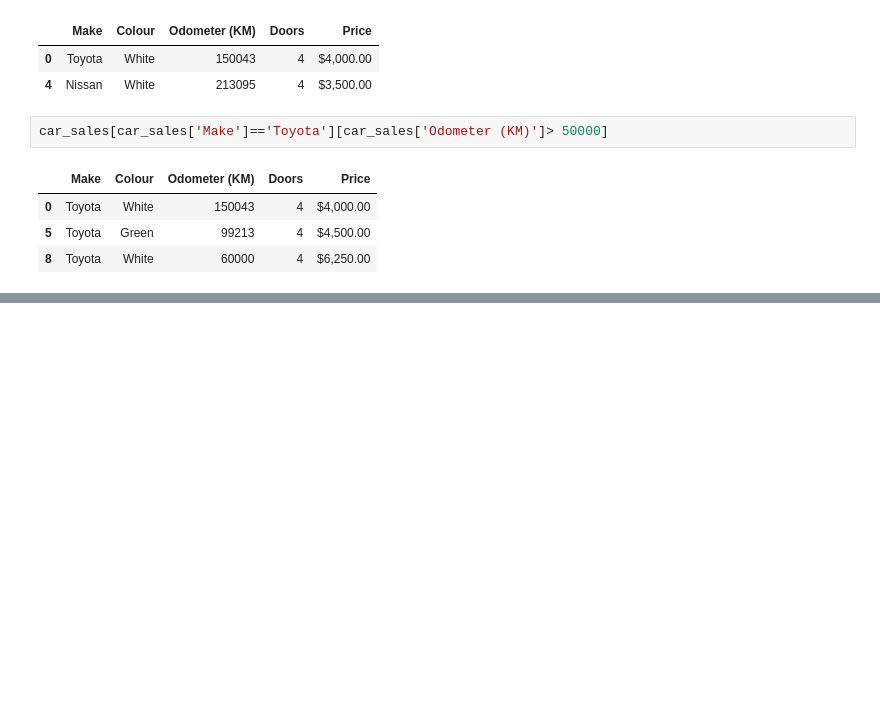
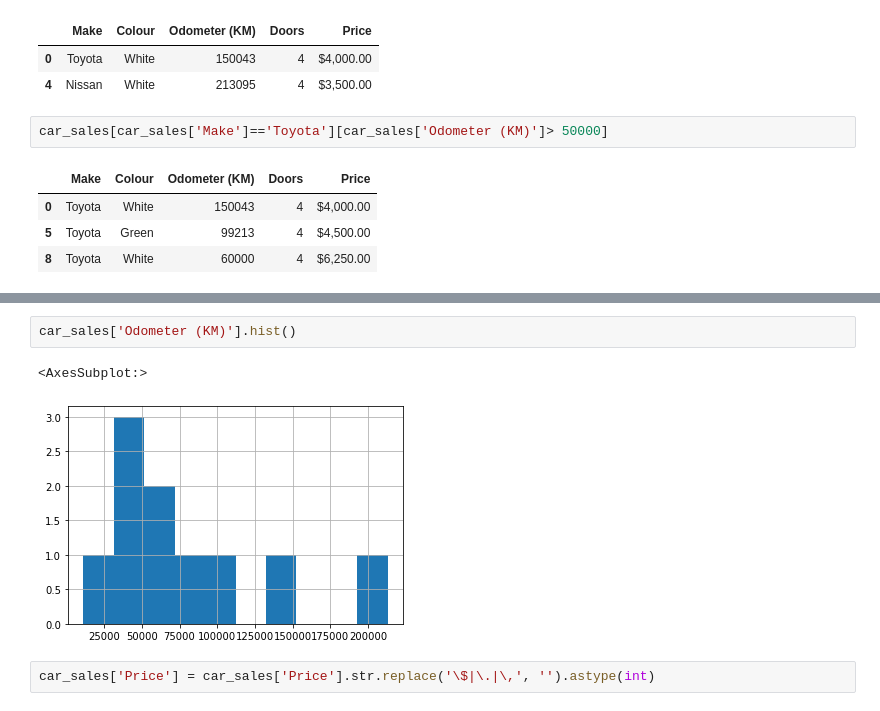
Before and after one commit to GKPSingh/M4D5, a Jupyter notebook: Learning Pandas.ipynb, the cells around one changed output, grey strips where cells are left out. Cells and saved outputs as stored; diff of their text form; blank space fills up the shorter version.

```diff
--- a/Learning Pandas.ipynb
+++ b/Learning Pandas.ipynb
@@ -191,0 +225,7 @@ car_sales[car_sales['Make']=='Toyota'][car_sales['Odometer (KM)']> 50000]
+# %%
+car_sales['Odometer (KM)'].hist()
+# %% [output]
+<AxesSubplot:>
+[figure, added]
+# %%
+car_sales['Price'] = car_sales['Price'].str.replace('\$|\.|\,', '').astype(int)
```
Also changed, not shown: parts of 10 cells of this notebook.
